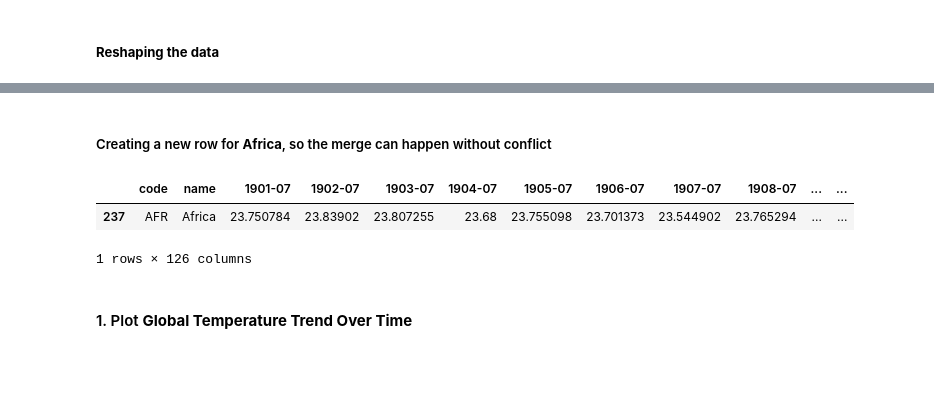
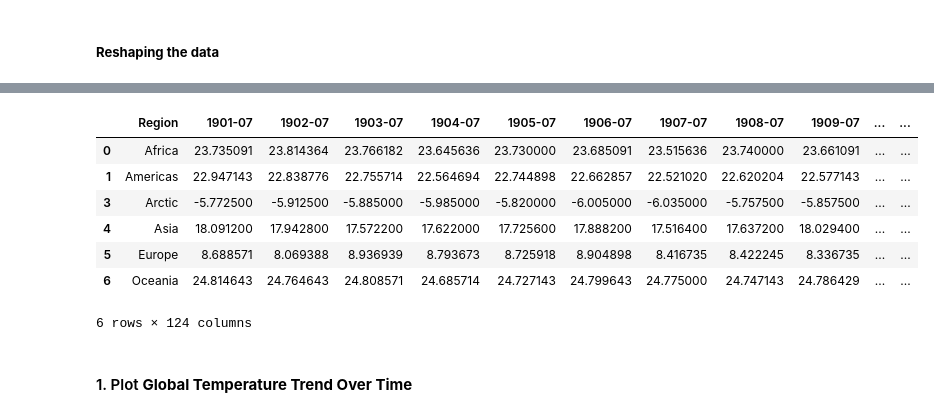
Before and after one commit to Shiihon/BI_ExamProject_Predicting_Animal_Extinction, a Jupyter notebook: Cleaning_and_exploring_data/Climate_analysis.ipynb, the cells around one changed output, grey strips where cells are left out. Drawn from its saved outputs; the diff is of its cells as text; code cells hidden in the pictures; blank space fills up the shorter version.

```diff
--- a/Cleaning_and_exploring_data/Climate_analysis.ipynb
+++ b/Cleaning_and_exploring_data/Climate_analysis.ipynb
@@ -91,2 +251,0 @@ df_climate_avg = df_climate[["code", "name", "avg_temp_recent"]].copy()
-# %% [markdown]
-##### Creating a new row for **Africa**, so the merge can happen without conflict
@@ -125,7 +251,0 @@ df_climate = df_climate.drop(index=239).reset_index(drop=True)
-# %%
-# Checking to see if everything is correct
-df_climate[df_climate["name"] == "Africa"]
-# %% [output]
-|  | code | name | 1901-07 | 1902-07 | 1903-07 | 1904-07 | 1905-07 | 1906-07 | 1907-07 | 1908-07 | ... | ... |
-| 237 | AFR | Africa | 23.750784 | 23.83902 | 23.807255 | 23.68 | 23.755098 | 23.701373 | 23.544902 | 23.765294 | ... | ... |
-1 rows × 126 columns
@@ -132,3 +254,14 @@ df_climate[df_climate["name"] == "Africa"]
+# %%
+df_region_temp.head(7)
+# %% [output]
+|  | Region | 1901-07 | 1902-07 | 1903-07 | 1904-07 | 1905-07 | 1906-07 | 1907-07 | 1908-07 | 1909-07 | ... | ... |
+| 0 | Africa | 23.735091 | 23.814364 | 23.766182 | 23.645636 | 23.730000 | 23.685091 | 23.515636 | 23.740000 | 23.661091 | ... | ... |
+| 1 | Americas | 22.947143 | 22.838776 | 22.755714 | 22.564694 | 22.744898 | 22.662857 | 22.521020 | 22.620204 | 22.577143 | ... | ... |
+| 3 | Arctic | -5.772500 | -5.912500 | -5.885000 | -5.985000 | -5.820000 | -6.005000 | -6.035000 | -5.757500 | -5.857500 | ... | ... |
+| 4 | Asia | 18.091200 | 17.942800 | 17.572200 | 17.622000 | 17.725600 | 17.888200 | 17.516400 | 17.637200 | 18.029400 | ... | ... |
+| 5 | Europe | 8.688571 | 8.069388 | 8.936939 | 8.793673 | 8.725918 | 8.904898 | 8.416735 | 8.422245 | 8.336735 | ... | ... |
+| 6 | Oceania | 24.814643 | 24.764643 | 24.808571 | 24.685714 | 24.727143 | 24.799643 | 24.775000 | 24.747143 | 24.786429 | ... | ... |
+6 rows × 124 columns
 # %% [markdown]
 #### 1. Plot **Global Temperature Trend Over Time**
 # %%
```
Also changed, not shown: parts of 33 cells of this notebook, 5 other files.
